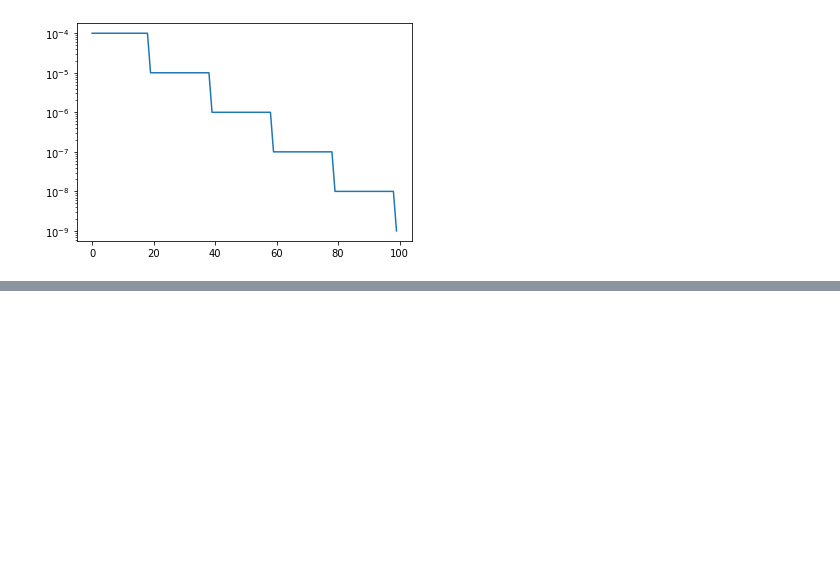
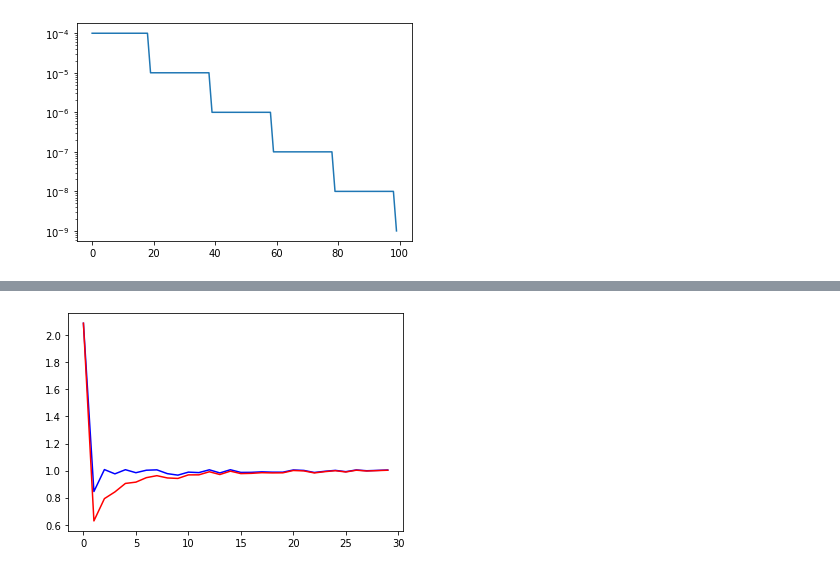
Before and after one commit to omiita/PyTorchProjects, a Jupyter notebook: Playground.ipynb, the cells around one changed output, grey strips where cells are left out. Cells and saved outputs as stored; diff of their text form; code cells hidden in the pictures; blank space fills up the shorter version.

```diff
--- a/Playground.ipynb
+++ b/Playground.ipynb
@@ -68,0 +71,8 @@ plt.plot(epochs, lr)
+# %%
+
+for i,g_i in enumerate(g):
+    t = i+1
+    if i==0:
+        g_sma=[1/g_i]
+    else:
+        g_sma.append((1-beta_2**t)/math.sqrt((sum(g_new[:i])+g_i**2)/t))
@@ -68,0 +83,6 @@ plt.plot(epochs, lr)
+# %%
+def custom_sum(beta_2, t, g_past,g):
+    g_past = g_past+g
+    res = sum([(beta_2**(t-(i+1))) * (g_past[i]**2) for i in range(t)])
+#     print(res)
+    return res
@@ -68,0 +113,33 @@ plt.plot(epochs, lr)
+# %%
+import math
+import numpy as np
+num_steps = 30
+beta_2 = 0.999
+g = list(np.random.uniform(0,1,num_steps))
+# g = [math.sin(i*0.5)+1 for i in range(num_steps)]
+g_sma = [g[0]]
+g_ema = [g[0]]
+
+for i,g_i in enumerate(g):
+    t = i+1
+    if i==0:
+        g_sma=[1/g_i]
+    else:
+        g_sma.append(math.sqrt(t/(sum(g_sma[:i])+g_i**2)))
+
+
+
+for i,g_i in enumerate(g):
+    t = i+1
+    if i==0:
+        g_ema=[1/g_i]
+    else:
+        g_ema.append(math.sqrt((1-beta_2**t)/((1-beta_2)*custom_sum(beta_2,t,g_ema,[g_i]))))
+# %%
+import matplotlib.pyplot as plt
+xs = range(len(g_sma))
+plt.plot(xs,g_sma,'b')
+plt.plot(xs,g_ema,'r')
+plt.show()
+# %% [output]
+[figure, added]
```
Also changed, not shown: parts of 3 cells of this notebook, 1 other file.
